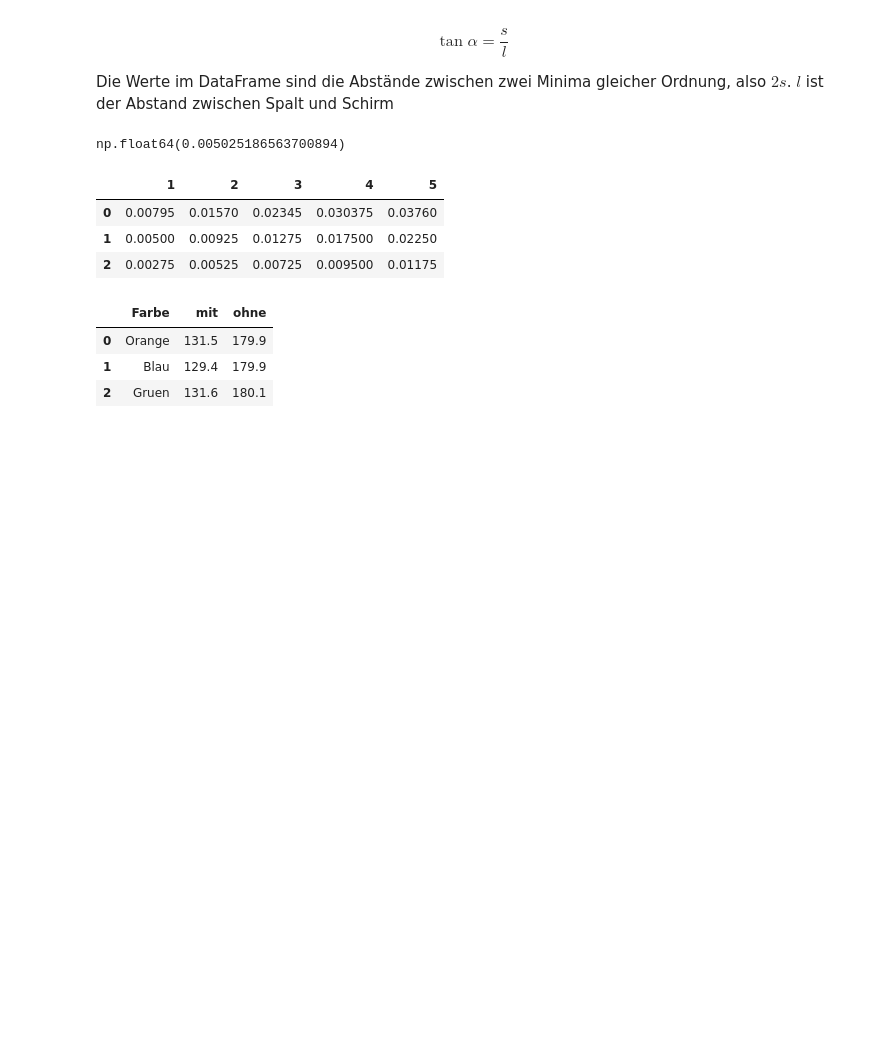
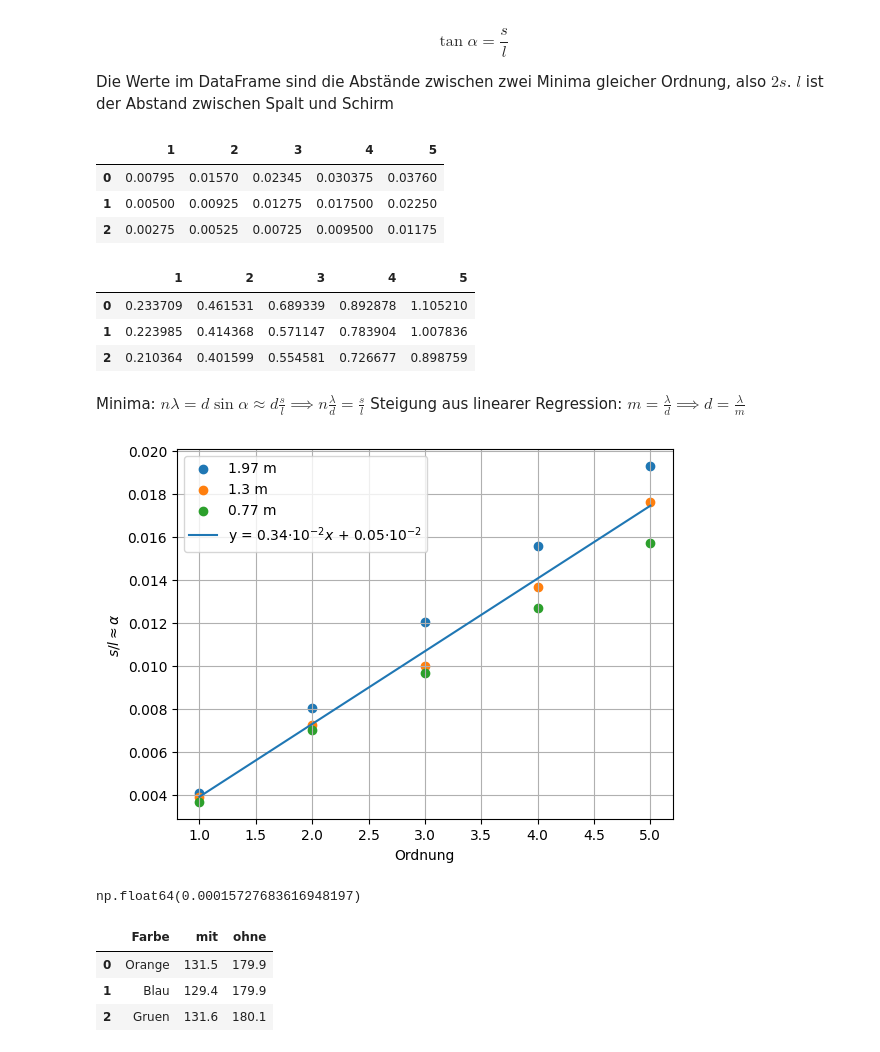
Before and after one commit to RombusBombus/AP3, a Jupyter notebook: BUB/BUB.ipynb, the cells around one changed output. Cells and saved outputs as stored; diff of their text form; code cells hidden in the pictures; blank space fills up the shorter version.

Commit message:
beugung  spalt

```diff
--- a/BUB/BUB.ipynb
+++ b/BUB/BUB.ipynb
@@ -39,15 +44,60 @@ u_s = np.sqrt(u_messschieber**2 + u_ablese**2)
 l = beugung_spalt["Position Schirm"] + d_schirm_papier - pos_spalt
 u_l = np.sqrt(u_pos_spalt**2 + u_ablese**2 + u_messschieber**2)
 u_l
+
+s
 # %% [output]
-np.float64(0.005025186563700894)
+|  | 1 | 2 | 3 | 4 | 5 |
+| 0 | 0.00795 | 0.01570 | 0.02345 | 0.030375 | 0.03760 |
+| 1 | 0.00500 | 0.00925 | 0.01275 | 0.017500 | 0.02250 |
+| 2 | 0.00275 | 0.00525 | 0.00725 | 0.009500 | 0.01175 |
-# %%
-s
-# %% [output]
-|  | 1 | 2 | 3 | 4 | 5 |
-| 0 | 0.00795 | 0.01570 | 0.02345 | 0.030375 | 0.03760 |
-| 1 | 0.00500 | 0.00925 | 0.01275 | 0.017500 | 0.02250 |
-| 2 | 0.00275 | 0.00525 | 0.00725 | 0.009500 | 0.01175 |
+# %%
+# alphas in grad
+alphas = np.rad2deg(np.arctan(s / l.values.repeat(5, axis=0).reshape((3, 5))))
+alphas
+# wahnsinnig kleine Winkel, also sin(alpha) = alpha
+# %% [output]
+|  | 1 | 2 | 3 | 4 | 5 |
+| 0 | 0.233709 | 0.461531 | 0.689339 | 0.892878 | 1.105210 |
+| 1 | 0.223985 | 0.414368 | 0.571147 | 0.783904 | 1.007836 |
+| 2 | 0.210364 | 0.401599 | 0.554581 | 0.726677 | 0.898759 |
+# %% [markdown]
+Minima: $n \lambda = d \sin\alpha \approx d \frac{s}{l} \implies n \frac{\lambda}{d} = \frac{s}{l}$
+Steigung aus linearer Regression: $m = \frac{\lambda}{d} \implies d = \frac{\lambda}{m}$
+# %%
+alphas = s / l.values.repeat(5, axis=0).reshape((3, 5))
+
+# Regression s/l gegen Ordnung
+def linear(x, m, b):
+    return m * x + b
+
+n = alphas.columns.repeat(3).values.reshape((5, 3)).T.flatten()
+s_durch_l = alphas.values.flatten()
+popt, pcov = curve_fit(linear, n, s_durch_l)
+
+X = np.linspace(n.min(), n.max(), 100)
+Y = linear(X, *popt)
+
+for i in range(0, 3):
+    plt.scatter(
+        x=alphas.columns,
+        y=alphas.iloc[i],
+        label=f"{beugung_spalt.iloc[i]["Position Schirm"]} m",
+    )
+fit_label = "y = " + \
+    str(np.round(popt[0] * 100, 2)) + r"$\cdot 10^{-2} x$ + " + str(np.round(popt[1] * 100, 2)) + r"$\cdot 10^{-2}$"
+plt.plot(X, Y, label=fit_label)
+plt.grid(True)
+plt.legend()
+plt.xlabel("Ordnung")
+plt.ylabel(r"$s/l \approx \alpha$")
+plt.savefig("beugung_spalt.svg")
+# %% [output]
+[figure, added]
+# %%
+lambda_laser / popt[0]
+# %% [output]
+np.float64(0.00015727683616948197)
 # %%
 pd.read_excel("BUB.xlsx", sheet_name="PrismaQuecksilber")
 # %% [output]
```
Also changed, not shown: parts of 1 cell of this notebook, 1 other file.
